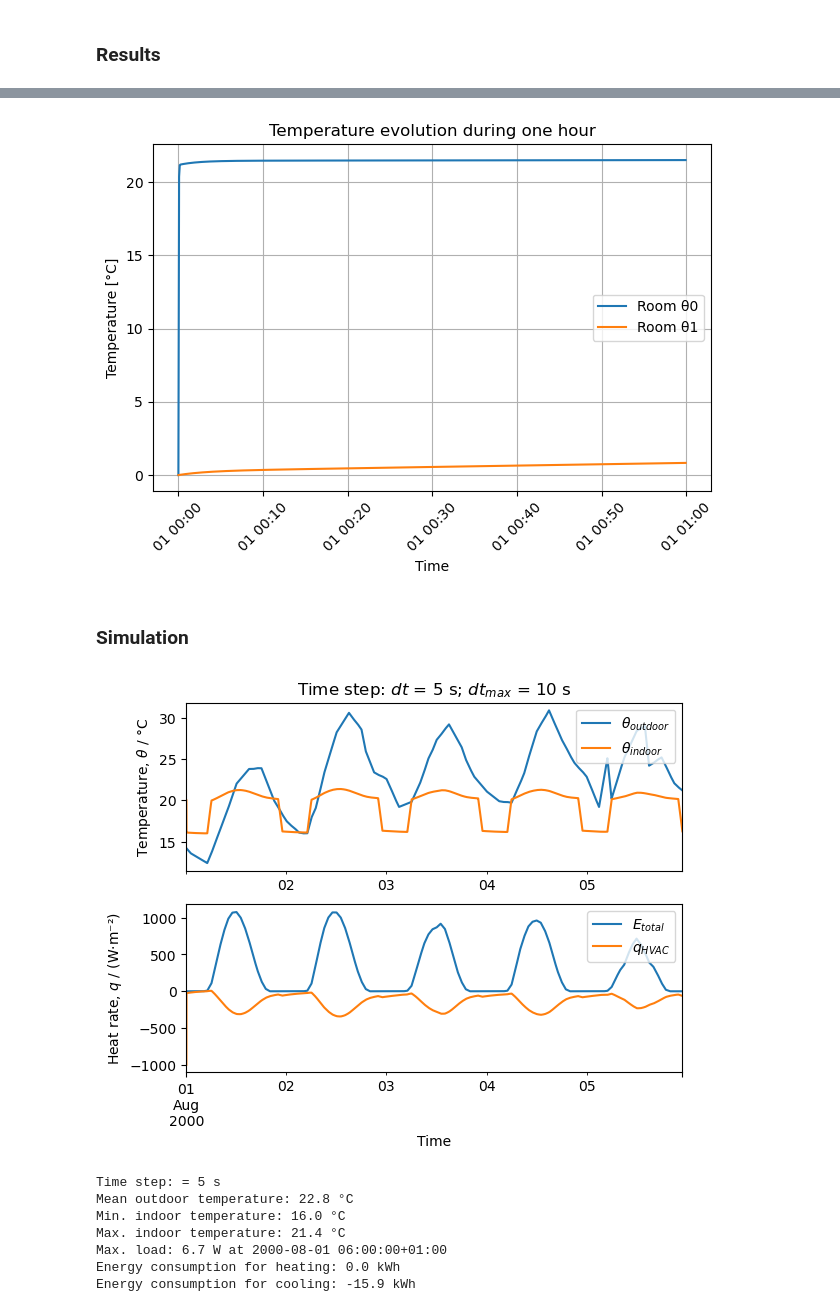
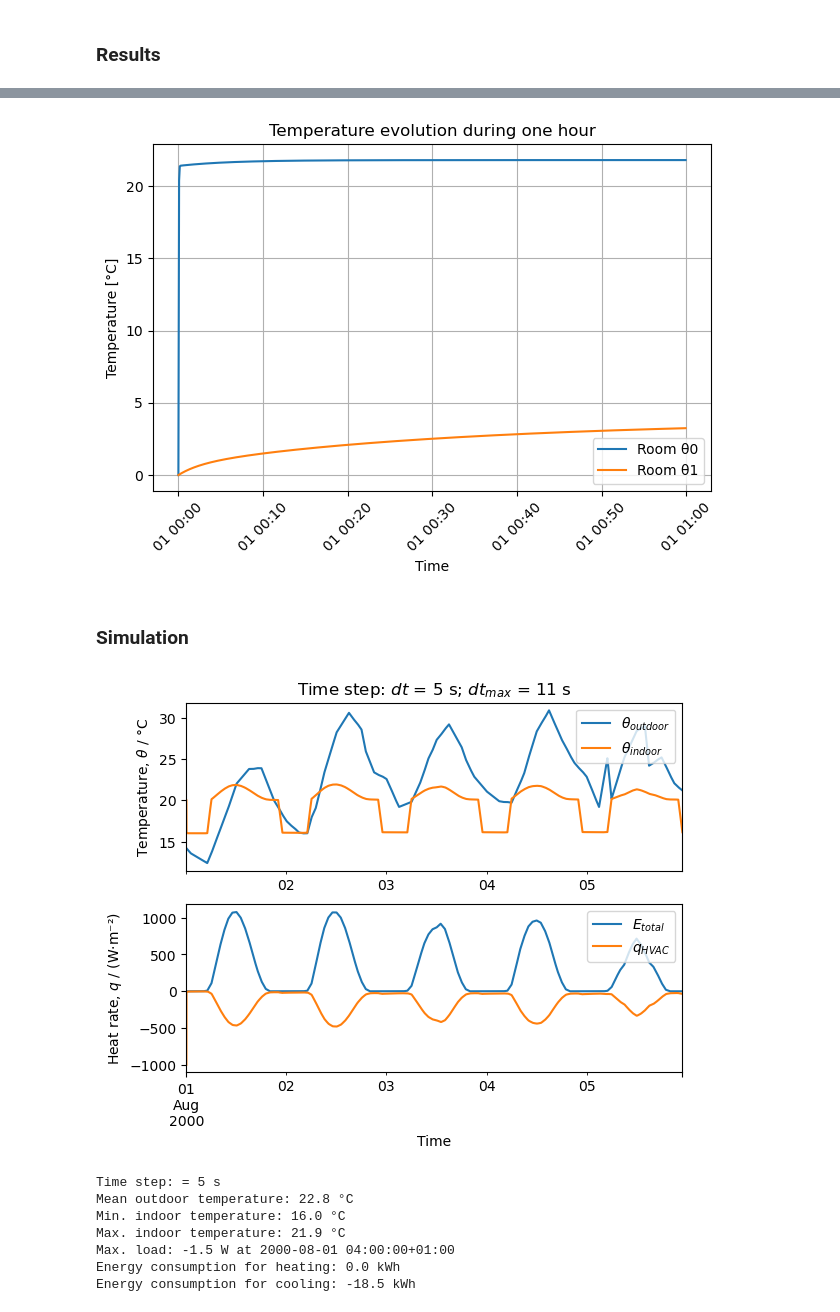
Before and after one commit to dm4bem/thermal-building-model-super-team, a Jupyter notebook: thermal_model_Gustmann_Rahman_Silva_Uddin.ipynb, the cells around one changed output, grey strips where cells are left out. Saved outputs shown, nothing was run; the diff lists cells and outputs as text; code cells hidden in the pictures.

```diff
--- a/thermal_model_Gustmann_Rahman_Silva_Uddin.ipynb
+++ b/thermal_model_Gustmann_Rahman_Silva_Uddin.ipynb
@@ -200,7 +191,7 @@ where:
 if controller:
     Kp = 1e4          # almost perfect controller Kp -> ∞
 else:
-    Kp = 1e-3         # no controller Kp -> 0
+    Kp = 0         # no controller Kp -> 0
 # %% [markdown]
 #### Conductances in series and/or parallel
 
@@ -246,11 +239,11 @@ pd.DataFrame(C, columns=['Capacity'])
 # %%
 # temperature nodes
-nθ = 8      # number of temperature nodes
+nθ = 18      # number of temperature nodes
 θ = [f'θ{i}' for i in range(nθ)]
 print(θ)
 
 # flow-rate branches
-nq = 13     # number of flow branches
+nq = 23     # number of flow branches
 q = [f'q{i}' for i in range(nq)]
 print(q)
 # %% [output]
@@ -371,7 +406,7 @@ pd.DataFrame(b, index=q)
 # %% [markdown]
 #### f: heat flow source vector
 # %%
-f = pd.Series([0, 0,'Φo', 'Φo', 'Φi', 'Φi', 'Φo', 'Φo'],
+f = pd.Series([0, 0,'Φo', 0, 0, 0, 'Φo', 'Φi', 0, 0, 0, 'Φi', 'Φo', 0, 0, 0, 'Φo', 0],
               index=θ)
 pd.DataFrame(f, index=θ)
 # %% [output]
@@ -795,7 +862,7 @@ plt.tight_layout()
 
 plt.show()
 # %% [output]
-[figure, old version]
+[figure, new version]
 # %% [markdown]
 ### Simulation
 # %%
@@ -874,7 +941,7 @@ for k in range(u.shape[0] - 1):
 # outputs
 y = (Cs @ θ_exp.T + Ds @  u.T).T
 
-q_HVAC = Kp * (u['q12'] - y['θ0']) / S_wall_total  # W/m²
+q_HVAC = Kp * (u['q22'] - y['θ0']) / S_wall_total  # W/m²
 
 # Plots
 data = pd.DataFrame({'To': input_data_set['To'],
@@ -886,38 +953,38 @@ fig, axs = plt.subplots(2, 1)
 data[['To', 'θi']].plot(ax=axs[0],
                         xticks=[],
                         ylabel='Temperature, $θ$ / °C')
 axs[0].legend(['$θ_{outdoor}$', '$θ_{indoor}$'],
               loc='upper right')
 
 data[['Etot', 'q_HVAC']].plot(ax=axs[1],
                               ylabel='Heat rate, $q$ / (W·m⁻²)')
 axs[1].set(xlabel='Time')
 axs[1].legend(['$E_{total}$', '$q_{HVAC}$'],
               loc='upper right')
 axs[0].set_title(f'Time step: $dt$ = {dt:.0f} s;'
                  f' $dt_{{max}}$ = {Δtmax:.0f} s')
 plt.show()
 
 # Outputs
 dm4bem.print_rounded_time("Time step:", dt)
 print(f"Mean outdoor temperature: {data['To'].mean():.1f} °C")
 print(f"Min. indoor temperature: {data['θi'].min():.1f} °C")
 print(f"Max. indoor temperature: {data['θi'].max():.1f} °C")
 
 max_load = data['q_HVAC'].max()
 max_load_index = data['q_HVAC'].idxmax()
 Q_heat = q_HVAC[q_HVAC > 0].sum() * dt / 3.6e6      # kWh
 Q_cool = q_HVAC[q_HVAC < 0].sum() * dt / 3.6e6      # kWh
 
 print(f"Max. load: {max_load:.1f} W at {max_load_index}")
 print(f"Energy consumption for heating: {Q_heat:.1f} kWh")
 print(f"Energy consumption for cooling: {Q_cool:.1f} kWh")
 # %% [output]
-[figure, old version]
+[figure, new version]
 Time step: = 5 s
 Mean outdoor temperature: 22.8 °C
 Min. indoor temperature: 16.0 °C
-Max. indoor temperature: 21.4 °C
-Max. load: 6.7 W at 2000-08-01 06:00:00+01:00
+Max. indoor temperature: 21.9 °C
+Max. load: -1.5 W at 2000-08-01 04:00:00+01:00
 Energy consumption for heating: 0.0 kWh
-Energy consumption for cooling: -15.9 kWh
+Energy consumption for cooling: -18.5 kWh
```
Also changed, not shown: parts of 28 cells of this notebook.
